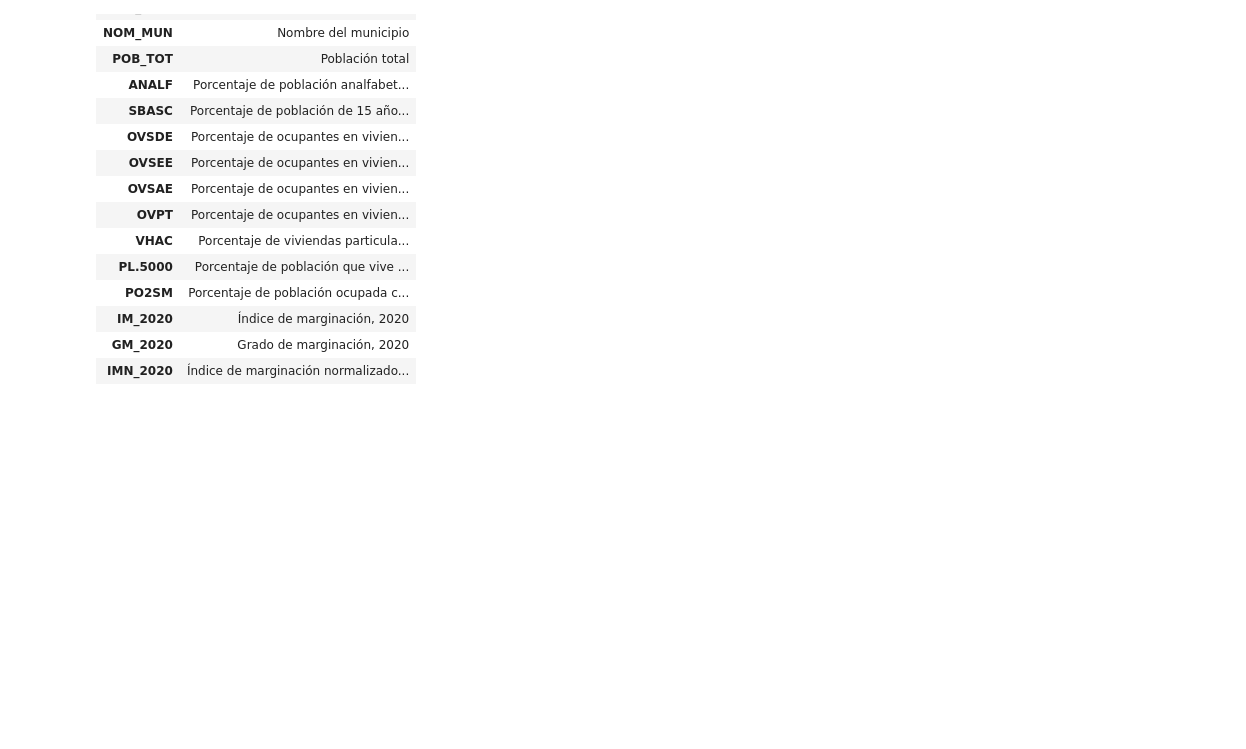
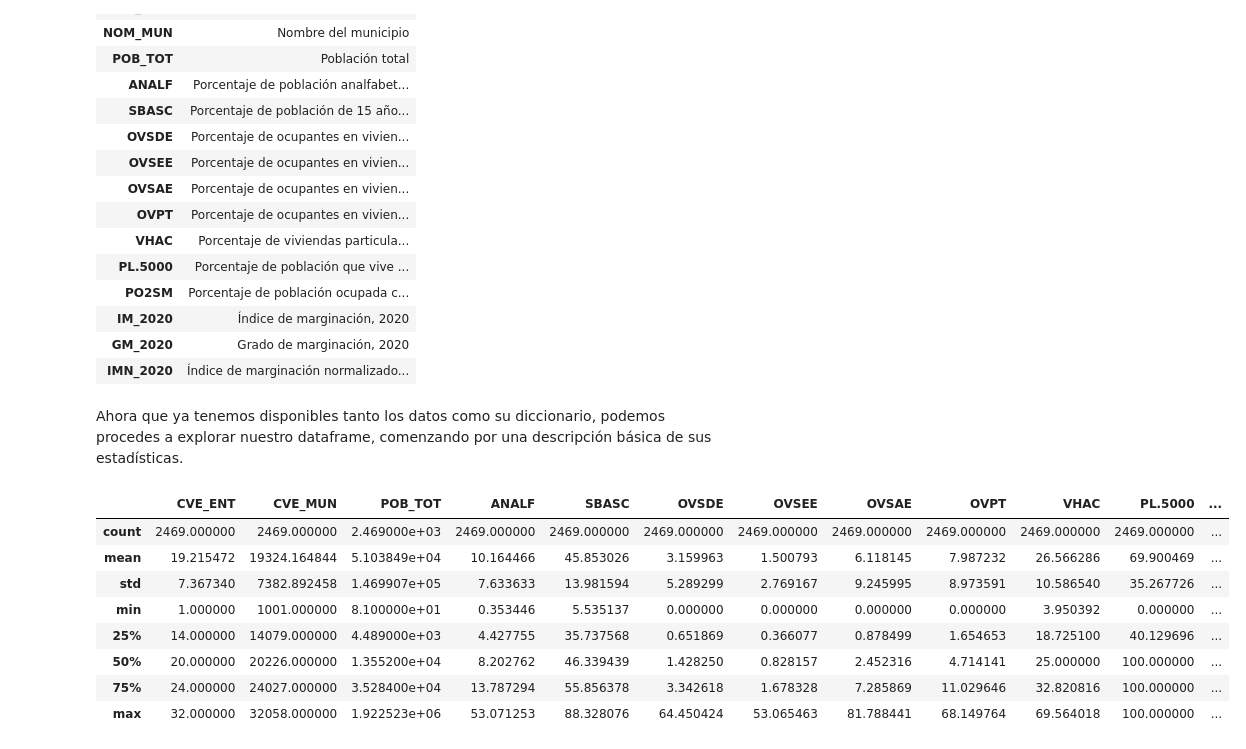
Before and after one commit to jmartingv/proyecto-programacion-mcd, a Jupyter notebook: proyecto.ipynb, the cells around one changed output. Drawn from its saved outputs; the diff is of its cells as text; code cells hidden in the pictures; blank space fills up the shorter version.

```diff
--- a/proyecto.ipynb
+++ b/proyecto.ipynb
@@ -87,3 +89,17 @@ data_dict
 | IM_2020 | Índice de marginación, 2020 |
 | GM_2020 | Grado de marginación, 2020 |
 | IMN_2020 | Índice de marginación normalizado... |
+# %% [markdown]
+Ahora que ya tenemos disponibles tanto los datos como su diccionario, podemos procedes a explorar nuestro dataframe, comenzando por una descripción básica de sus estadísticas.
+# %%
+marginacion_df.describe()
+# %% [output]
+|  | CVE_ENT | CVE_MUN | POB_TOT | ANALF | SBASC | OVSDE | OVSEE | OVSAE | OVPT | VHAC | PL.5000 | ... |
+| count | 2469.000000 | 2469.000000 | 2.469000e+03 | 2469.000000 | 2469.000000 | 2469.000000 | 2469.000000 | 2469.000000 | 2469.000000 | 2469.000000 | 2469.000000 | ... |
+| mean | 19.215472 | 19324.164844 | 5.103849e+04 | 10.164466 | 45.853026 | 3.159963 | 1.500793 | 6.118145 | 7.987232 | 26.566286 | 69.900469 | ... |
+| std | 7.367340 | 7382.892458 | 1.469907e+05 | 7.633633 | 13.981594 | 5.289299 | 2.769167 | 9.245995 | 8.973591 | 10.586540 | 35.267726 | ... |
+| min | 1.000000 | 1001.000000 | 8.100000e+01 | 0.353446 | 5.535137 | 0.000000 | 0.000000 | 0.000000 | 0.000000 | 3.950392 | 0.000000 | ... |
+| 25% | 14.000000 | 14079.000000 | 4.489000e+03 | 4.427755 | 35.737568 | 0.651869 | 0.366077 | 0.878499 | 1.654653 | 18.725100 | 40.129696 | ... |
+| 50% | 20.000000 | 20226.000000 | 1.355200e+04 | 8.202762 | 46.339439 | 1.428250 | 0.828157 | 2.452316 | 4.714141 | 25.000000 | 100.000000 | ... |
+| 75% | 24.000000 | 24027.000000 | 3.528400e+04 | 13.787294 | 55.856378 | 3.342618 | 1.678328 | 7.285869 | 11.029646 | 32.820816 | 100.000000 | ... |
+| max | 32.000000 | 32058.000000 | 1.922523e+06 | 53.071253 | 88.328076 | 64.450424 | 53.065463 | 81.788441 | 68.149764 | 69.564018 | 100.000000 | ... |
```
Also changed, not shown: parts of 7 cells of this notebook, 1 other file.
